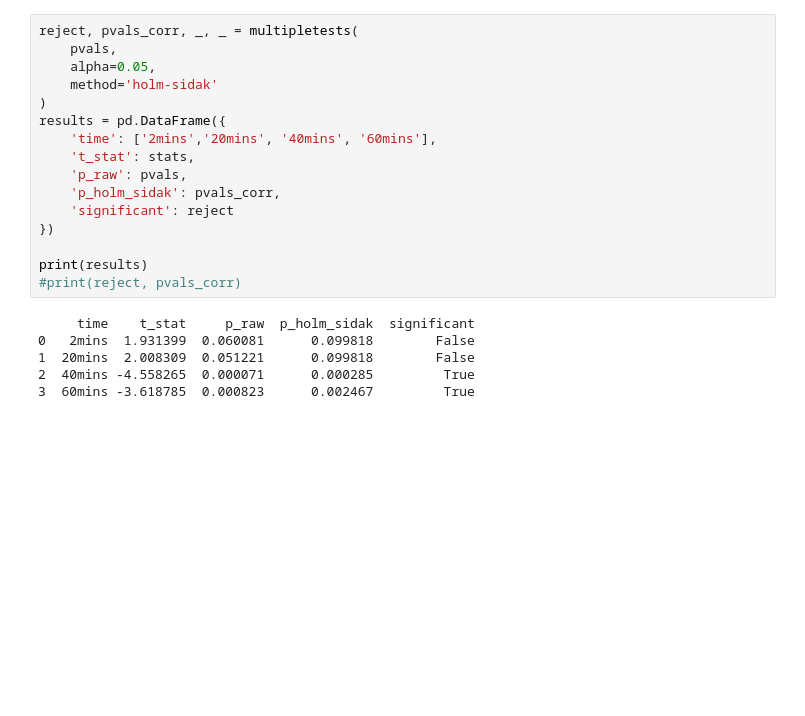
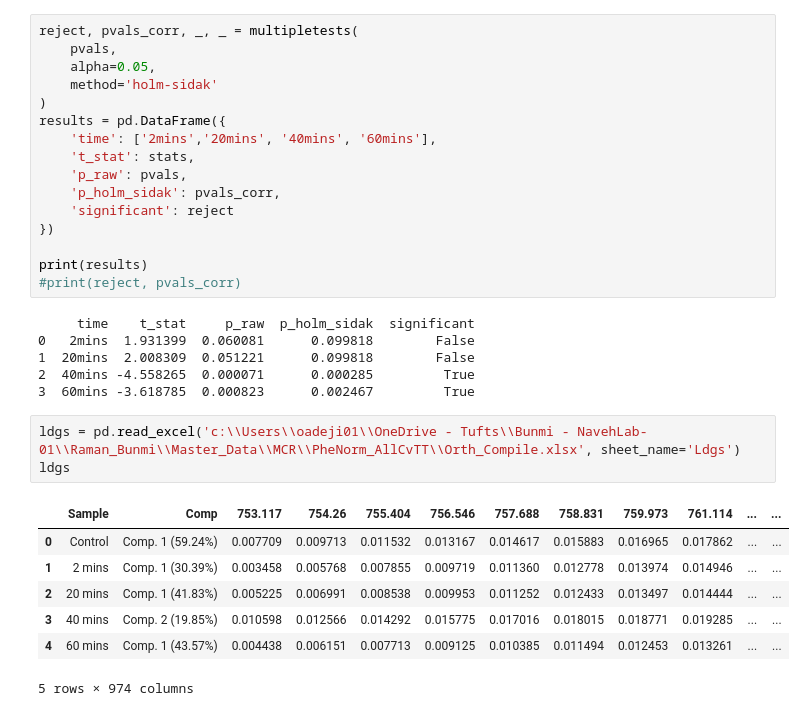
Before and after one commit to bunmiadejimi/Raman_Collagen, a Jupyter notebook: MCR_Stats.ipynb, the cells around one changed output. Saved outputs shown, nothing was run; the diff lists cells and outputs as text; blank space fills up the shorter version.

```diff
--- a/MCR_Stats.ipynb
+++ b/MCR_Stats.ipynb
@@ -611,3 +612,14 @@ print(results)
 1  20mins  2.008309  0.051221      0.099818        False
 2  40mins -4.558265  0.000071      0.000285         True
 3  60mins -3.618785  0.000823      0.002467         True
+# %%
+ldgs = pd.read_excel('c:\\Users\\oadeji01\\OneDrive - Tufts\\Bunmi - NavehLab-01\\Raman_Bunmi\\Master_Data\\MCR\\PheNorm_AllCvTT\\Orth_Compile.xlsx', sheet_name='Ldgs')
+ldgs
+# %% [output]
+|  | Sample | Comp | 753.117 | 754.26 | 755.404 | 756.546 | 757.688 | 758.831 | 759.973 | 761.114 | ... | ... |
+| 0 | Control | Comp. 1 (59.24%) | 0.007709 | 0.009713 | 0.011532 | 0.013167 | 0.014617 | 0.015883 | 0.016965 | 0.017862 | ... | ... |
+| 1 | 2 mins | Comp. 1 (30.39%) | 0.003458 | 0.005768 | 0.007855 | 0.009719 | 0.011360 | 0.012778 | 0.013974 | 0.014946 | ... | ... |
+| 2 | 20 mins | Comp. 1 (41.83%) | 0.005225 | 0.006991 | 0.008538 | 0.009953 | 0.011252 | 0.012433 | 0.013497 | 0.014444 | ... | ... |
+| 3 | 40 mins | Comp. 2 (19.85%) | 0.010598 | 0.012566 | 0.014292 | 0.015775 | 0.017016 | 0.018015 | 0.018771 | 0.019285 | ... | ... |
+| 4 | 60 mins | Comp. 1 (43.57%) | 0.004438 | 0.006151 | 0.007713 | 0.009125 | 0.010385 | 0.011494 | 0.012453 | 0.013261 | ... | ... |
+5 rows × 974 columns
```
Also changed, not shown: parts of 4 cells of this notebook.
